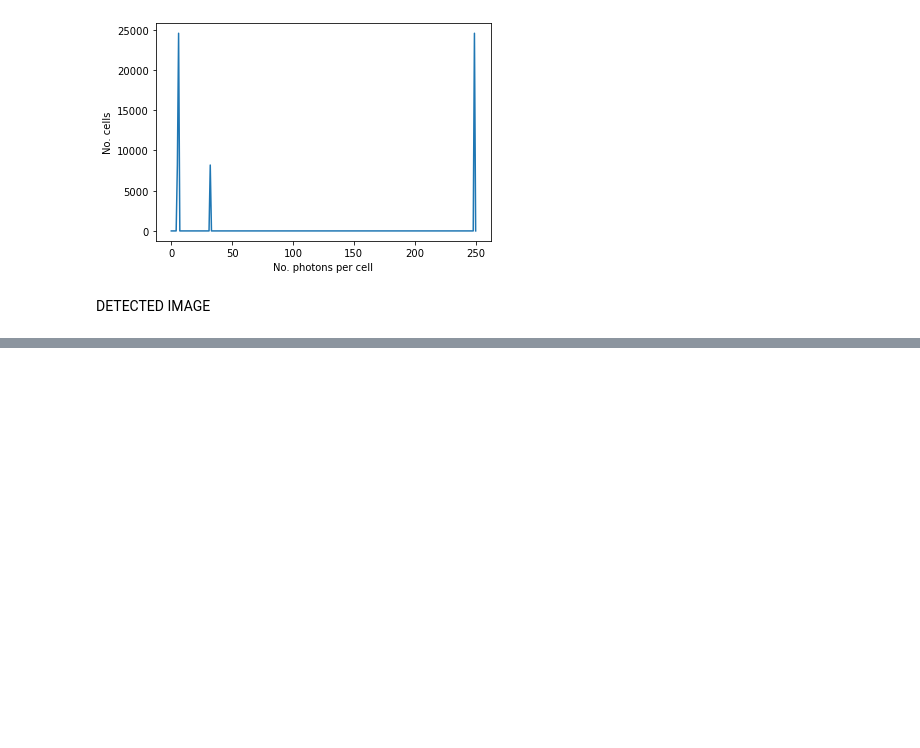
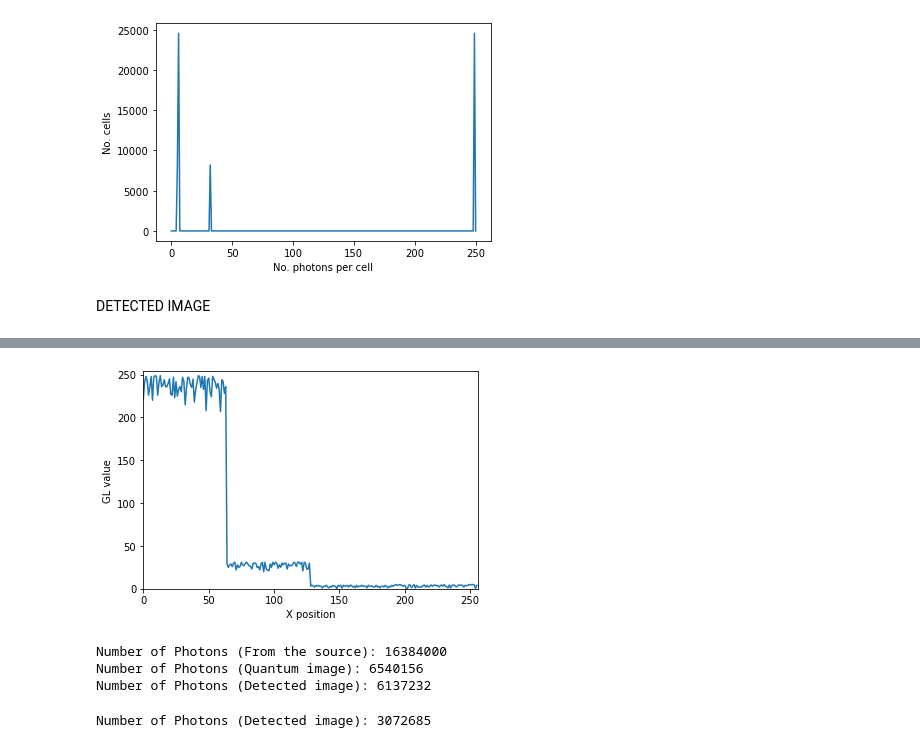
Before and after one commit to PAGF188/IBMA_Ejercicios, a Jupyter notebook: Ejercicio5/ejercicio5.ipynb, the cells around one changed output, grey strips where cells are left out. Cells and saved outputs as stored; diff of their text form; code cells hidden in the pictures; blank space fills up the shorter version.

```diff
--- a/Ejercicio5/ejercicio5.ipynb
+++ b/Ejercicio5/ejercicio5.ipynb
@@ -168,0 +156,28 @@ plt.show()
+# %%
+plotLineH(dImage, 128)
+# %% [output]
+[figure, added]
+# %%
+# Get Number of Photoms
+
+nSI= N0*size*size
+print(f'Number of Photons (From the source): {nSI:d}')
+
+nQI= int(getNumberPhotons(qImage))
+print(f'Number of Photons (Quantum image): {nQI:d}')
+
+nDI= int(getNumberPhotons(dImage))
+print(f'Number of Photons (Detected image): {nDI:d}')
+
+assert nSI > nQI > nDI, "Something wrong happens"
+# %% [output]
+Number of Photons (From the source): 16384000
+Number of Photons (Quantum image): 6540156
+Number of Photons (Detected image): 6137232
+# %%
+# Get Distribution of the Photons per Cell
+
+nPCD= getNumberPhotonsCell(dImage, N0)
+print(f'Number of Photons (Detected image): {int(sum(nPCD[1])):d}')
+# %% [output]
+Number of Photons (Detected image): 3072685
```
Also changed, not shown: parts of 38 cells of this notebook, 1 other file.
